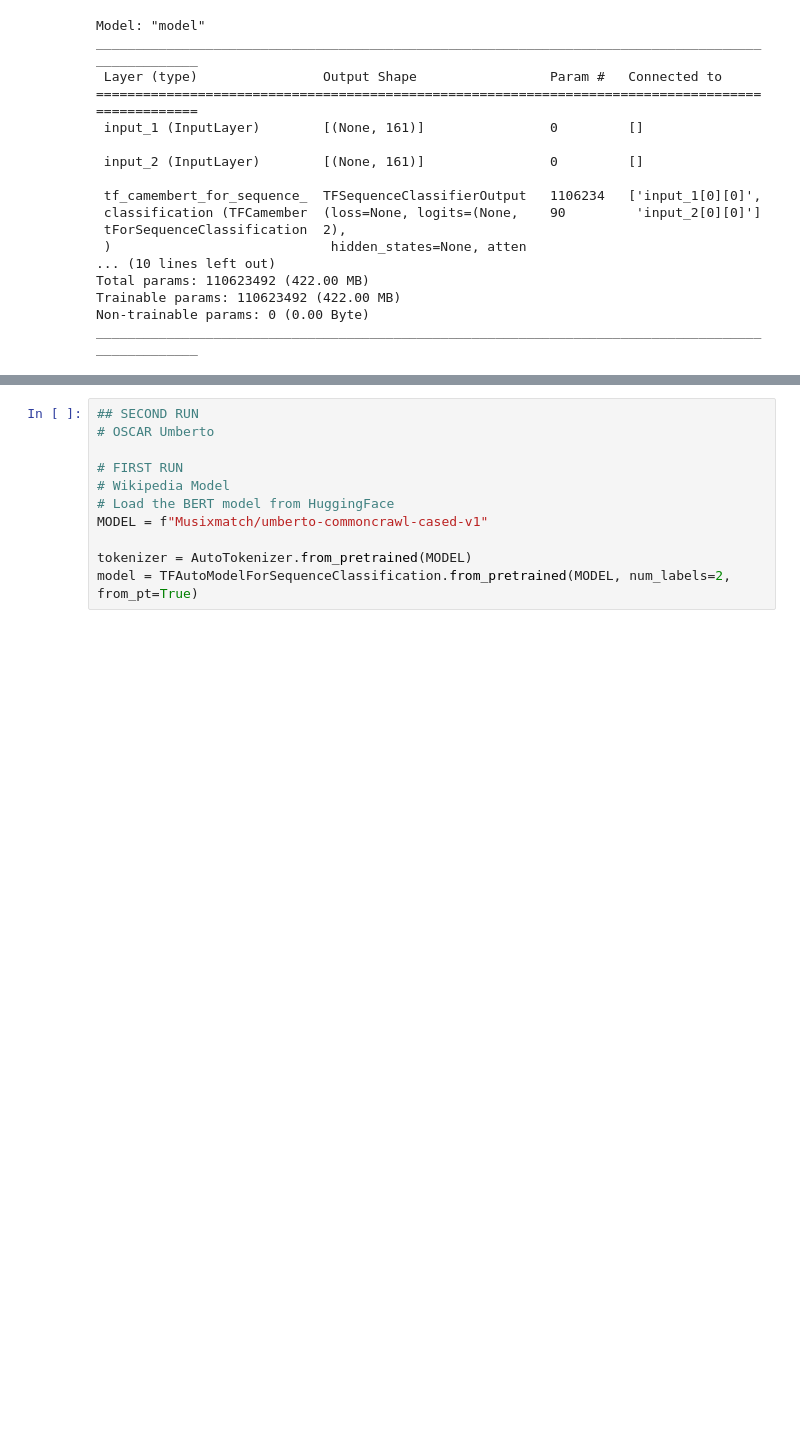
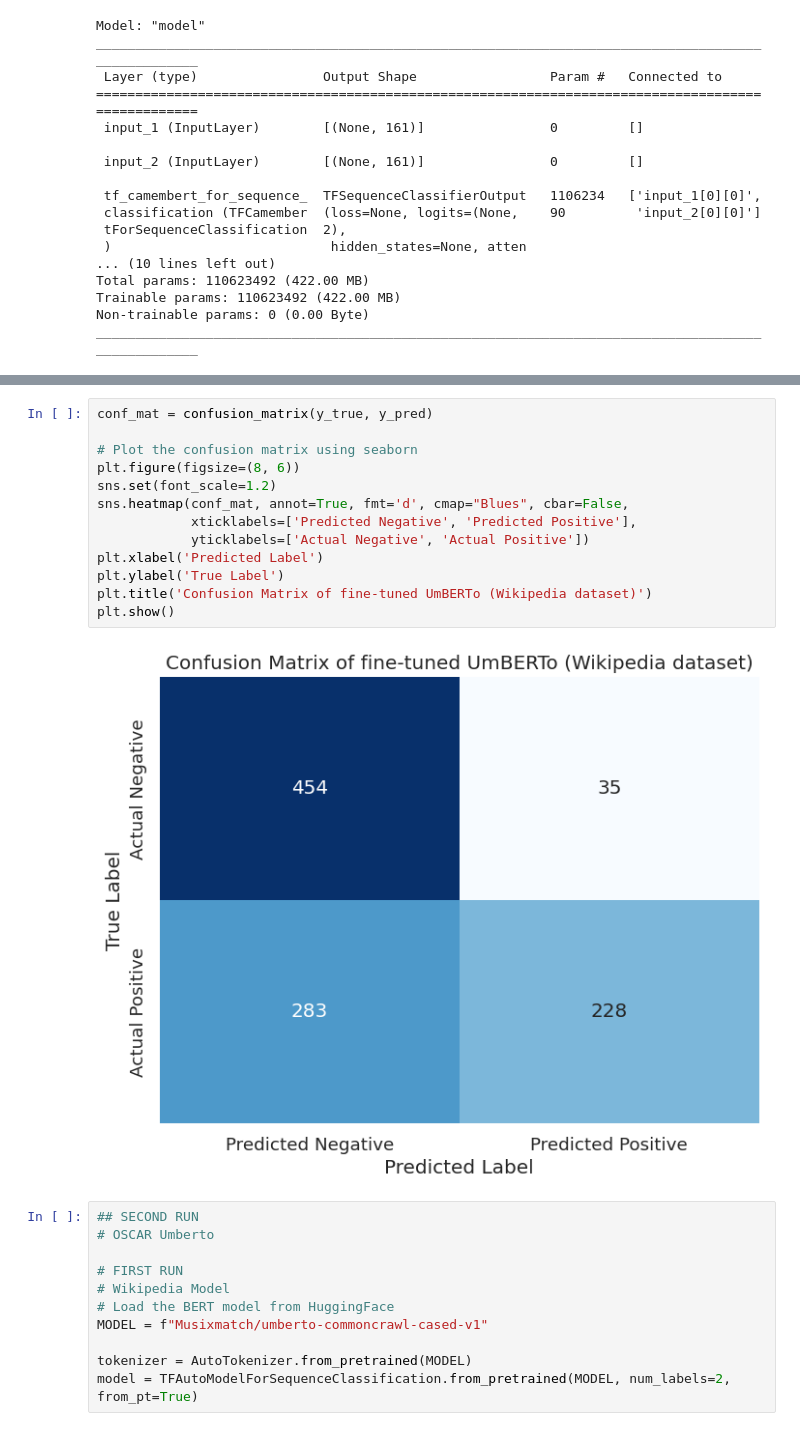
Before and after one commit to mattguida/masters-thesis, a Jupyter notebook: bert-mt-umberto-first.ipynb, the cells around one changed output, grey strips where cells are left out. Saved outputs shown, nothing was run; the diff lists cells and outputs as text; blank space fills up the shorter version.

```diff
--- a/bert-mt-umberto-first.ipynb
+++ b/bert-mt-umberto-first.ipynb
@@ -487,3 +549,18 @@ plt.show()
+# %%
+conf_mat = confusion_matrix(y_true, y_pred)
+
+# Plot the confusion matrix using seaborn
+plt.figure(figsize=(8, 6))
+sns.set(font_scale=1.2)
+sns.heatmap(conf_mat, annot=True, fmt='d', cmap="Blues", cbar=False,
+            xticklabels=['Predicted Negative', 'Predicted Positive'],
+            yticklabels=['Actual Negative', 'Actual Positive'])
+plt.xlabel('Predicted Label')
+plt.ylabel('True Label')
+plt.title('Confusion Matrix of fine-tuned UmBERTo (Wikipedia dataset)')
+plt.show()
+# %% [output]
+[figure, added]
 # %%
 ## SECOND RUN
 # OSCAR Umberto
```
Also changed, not shown: parts of 6 cells of this notebook.
